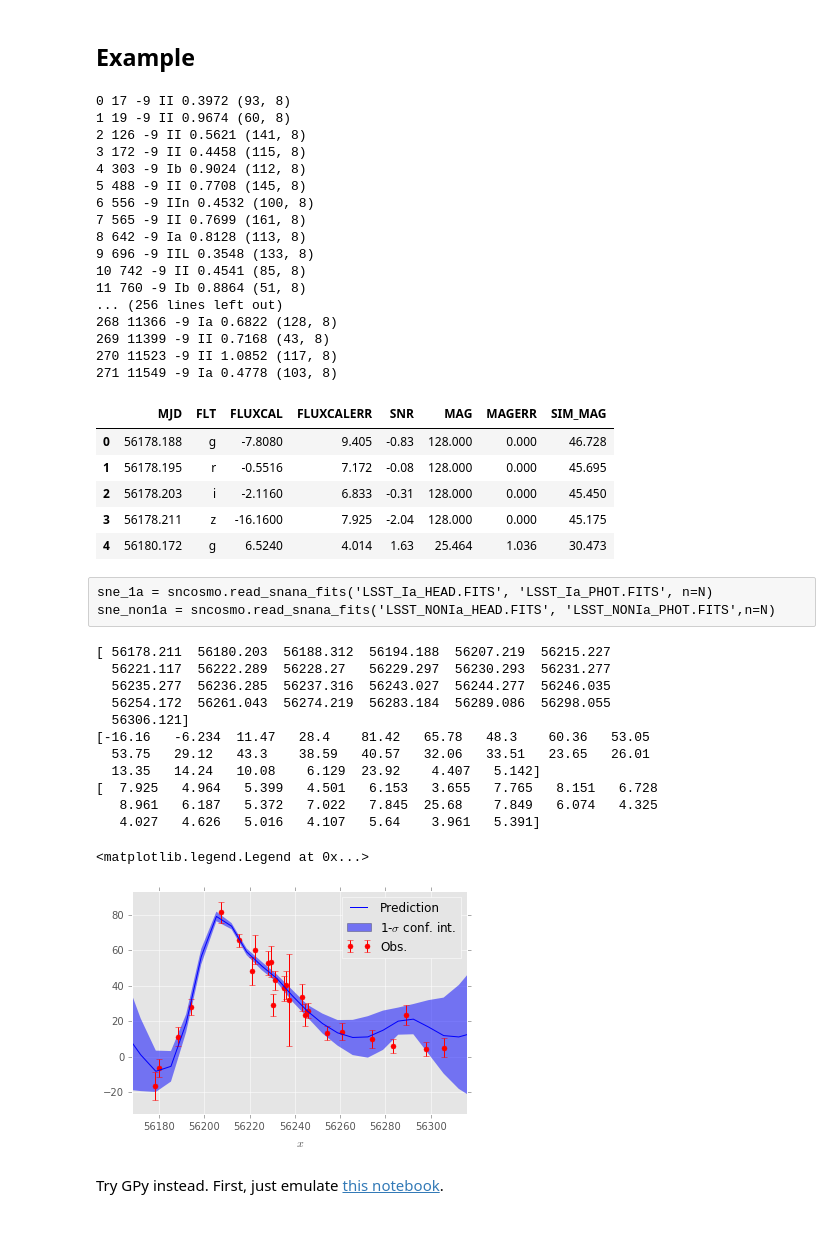
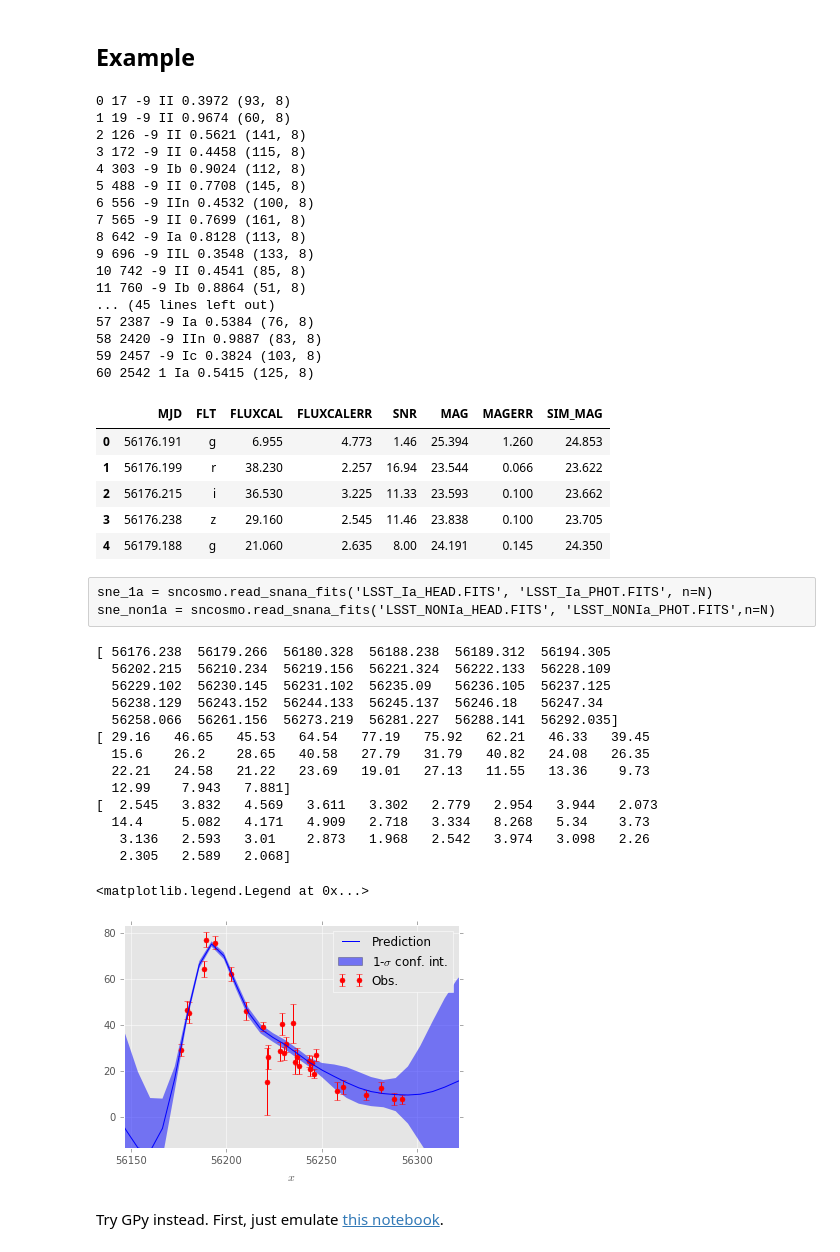
Before and after one commit to djreiss/SNclass, a Jupyter notebook: SNclass-Copy1.ipynb, the cells around one changed output. Saved outputs shown, nothing was run; the diff lists cells and outputs as text; code cells hidden in the pictures.

```diff
--- a/SNclass-Copy1.ipynb
+++ b/SNclass-Copy1.ipynb
@@ -79,10 +79,10 @@ def SNPhotCC_Parser(filename):
 ## Example
 # %%
 N = 300
-for n,f in enumerate(glob.glob('SIMGEN_PUBLIC_DES/DES_*.DAT.gz')[:N]):
+for n,f in enumerate(sorted(glob.glob('SIMGEN_PUBLIC_DES/DES_*.DAT.gz'))[:N]):
     survey, snid, sn_type, sim_type, sim_z, ra, decl, mwebv, hostid, hostz, spec, obs = SNPhotCC_Parser(f)
     print n, snid, sn_type, sim_type, sim_z, obs.shape
-    if n == 271:  # stop at a nice big lightcurve
+    if n == 60:  # stop at a nice big lightcurve
         break
 
 obs.head()
@@ -99,17 +99,17 @@ obs.head()
 9 696 -9 IIL 0.3548 (133, 8)
 10 742 -9 II 0.4541 (85, 8)
 11 760 -9 Ib 0.8864 (51, 8)
-... (256 lines left out)
-268 11366 -9 Ia 0.6822 (128, 8)
-269 11399 -9 II 0.7168 (43, 8)
-270 11523 -9 II 1.0852 (117, 8)
-271 11549 -9 Ia 0.4778 (103, 8)
+... (45 lines left out)
+57 2387 -9 Ia 0.5384 (76, 8)
+58 2420 -9 IIn 0.9887 (83, 8)
+59 2457 -9 Ic 0.3824 (103, 8)
+60 2542 1 Ia 0.5415 (125, 8)
 |  | MJD | FLT | FLUXCAL | FLUXCALERR | SNR | MAG | MAGERR | SIM_MAG |
-| 0 | 56178.188 | g | -7.8080 | 9.405 | -0.83 | 128.000 | 0.000 | 46.728 |
-| 1 | 56178.195 | r | -0.5516 | 7.172 | -0.08 | 128.000 | 0.000 | 45.695 |
-| 2 | 56178.203 | i | -2.1160 | 6.833 | -0.31 | 128.000 | 0.000 | 45.450 |
-| 3 | 56178.211 | z | -16.1600 | 7.925 | -2.04 | 128.000 | 0.000 | 45.175 |
-| 4 | 56180.172 | g | 6.5240 | 4.014 | 1.63 | 25.464 | 1.036 | 30.473 |
+| 0 | 56176.191 | g | 6.955 | 4.773 | 1.46 | 25.394 | 1.260 | 24.853 |
+| 1 | 56176.199 | r | 38.230 | 2.257 | 16.94 | 23.544 | 0.066 | 23.622 |
+| 2 | 56176.215 | i | 36.530 | 3.225 | 11.33 | 23.593 | 0.100 | 23.662 |
+| 3 | 56176.238 | z | 29.160 | 2.545 | 11.46 | 23.838 | 0.100 | 23.705 |
+| 4 | 56179.188 | g | 21.060 | 2.635 | 8.00 | 24.191 | 0.145 | 24.350 |
 # %% [raw]
 sne_1a = sncosmo.read_snana_fits('LSST_Ia_HEAD.FITS', 'LSST_Ia_PHOT.FITS', n=N)
 sne_non1a = sncosmo.read_snana_fits('LSST_NONIa_HEAD.FITS', 'LSST_NONIa_PHOT.FITS',n=N)
@@ -126,24 +126,26 @@ print x
 print y
 print dy
 # %% [output]
-[ 56178.211  56180.203  56188.312  56194.188  56207.219  56215.227
-  56221.117  56222.289  56228.27   56229.297  56230.293  56231.277
-  56235.277  56236.285  56237.316  56243.027  56244.277  56246.035
-  56254.172  56261.043  56274.219  56283.184  56289.086  56298.055
-  56306.121]
-[-16.16   -6.234  11.47   28.4    81.42   65.78   48.3    60.36   53.05
-  53.75   29.12   43.3    38.59   40.57   32.06   33.51   23.65   26.01
-  13.35   14.24   10.08    6.129  23.92    4.407   5.142]
-[  7.925   4.964   5.399   4.501   6.153   3.655   7.765   8.151   6.728
-   8.961   6.187   5.372   7.022   7.845  25.68    7.849   6.074   4.325
-   4.027   4.626   5.016   4.107   5.64    3.961   5.391]
+[ 56176.238  56179.266  56180.328  56188.238  56189.312  56194.305
+  56202.215  56210.234  56219.156  56221.324  56222.133  56228.109
+  56229.102  56230.145  56231.102  56235.09   56236.105  56237.125
+  56238.129  56243.152  56244.133  56245.137  56246.18   56247.34
+  56258.066  56261.156  56273.219  56281.227  56288.141  56292.035]
+[ 29.16   46.65   45.53   64.54   77.19   75.92   62.21   46.33   39.45
+  15.6    26.2    28.65   40.58   27.79   31.79   40.82   24.08   26.35
+  22.21   24.58   21.22   23.69   19.01   27.13   11.55   13.36    9.73
+  12.99    7.943   7.881]
+[  2.545   3.832   4.569   3.611   3.302   2.779   2.954   3.944   2.073
+  14.4     5.082   4.171   4.909   2.718   3.334   8.268   5.34    3.73
+   3.136   2.593   3.01    2.873   1.968   2.542   3.974   3.098   2.26
+   2.305   2.589   2.068]
 # %%
 ## see here: http://scikit-learn.org/stable/auto_examples/gaussian_process/plot_gp_regression.html
 from sklearn.gaussian_process import GaussianProcess
-gp = GaussianProcess(corr='squared_exponential', regr='linear', normalize=False,
+gp = GaussianProcess(corr='squared_exponential', regr='constant', normalize=False,
                      theta0=1e-1, thetaL=1e-3, thetaU=3.,
                      nugget=(dy / np.abs(y)) ** 2.,
-                     random_start=1)
+                     random_start=100)
 
 X = np.atleast_2d(x).T
 gp.fit(X, y)
@@ -155,22 +157,22 @@ sigma = np.sqrt(MSE)
 # %%
 # Plot the function, the prediction and the 95% confidence interval based on the MSE
 fig = plt.figure()
 plt.errorbar(x, y, dy, fmt='r.', markersize=10, label=u'Obs.')
 plt.plot(XX.ravel(), y_pred, 'b-', label=u'Prediction')
 plt.fill(np.concatenate([XX, XX[::-1]]),
         #np.concatenate([y_pred - 1.9600 * sigma,
         #               (y_pred + 1.9600 * sigma)[::-1]]),
         np.concatenate([y_pred - sigma,
                        (y_pred + sigma)[::-1]]),
         alpha=.5, fc='b', ec='None', label='1-$\sigma$ conf. int.')
 plt.xlabel('$x$')
 #plt.ylabel('$f(x)$')
 plt.ylim((y-dy*2.).min(), (y+dy*2.).max())
-plt.xlim(x.min()-10, x.max()+10)
+plt.xlim(x.min()-30, x.max()+30)
 plt.legend(loc='upper right')
 # %% [output]
 <matplotlib.legend.Legend at 0x...>
-[figure, old version]
+[figure, new version]
 # %% [markdown]
 Try GPy instead. First, just emulate [this notebook](http://nbviewer.jupyter.org/github/SheffieldML/notebook/blob/master/GPy/heteroscedastic_regression.ipynb).
 # %%
```
Also changed, not shown: parts of 1 cell of this notebook.
